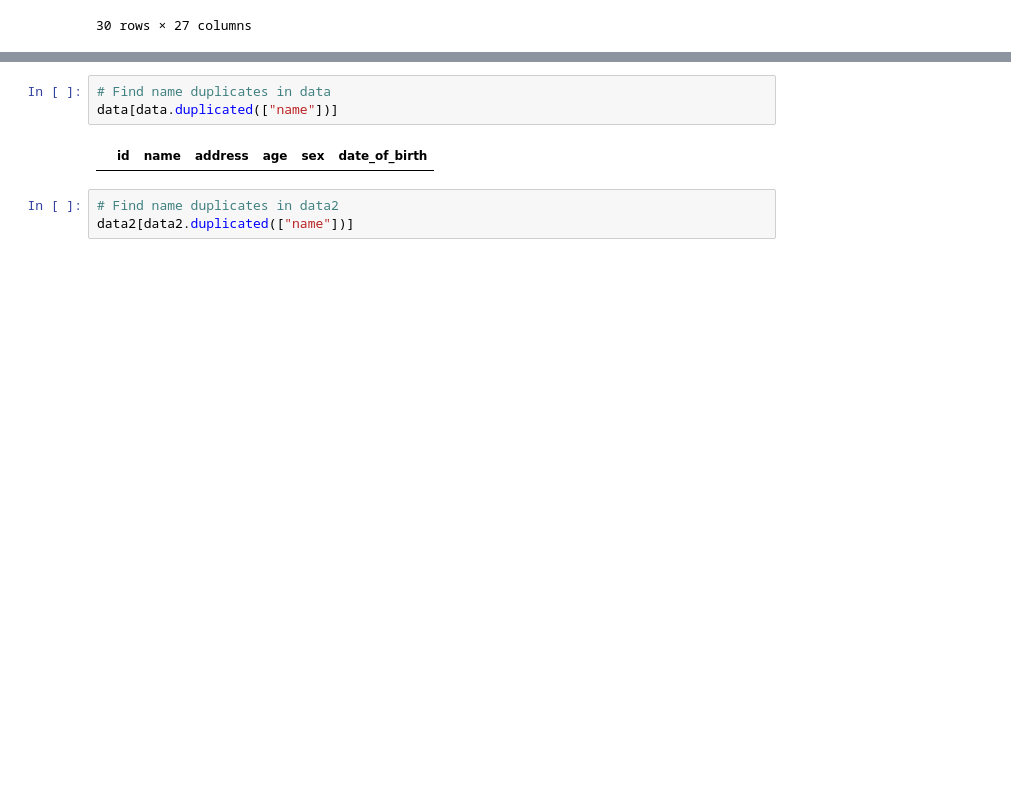
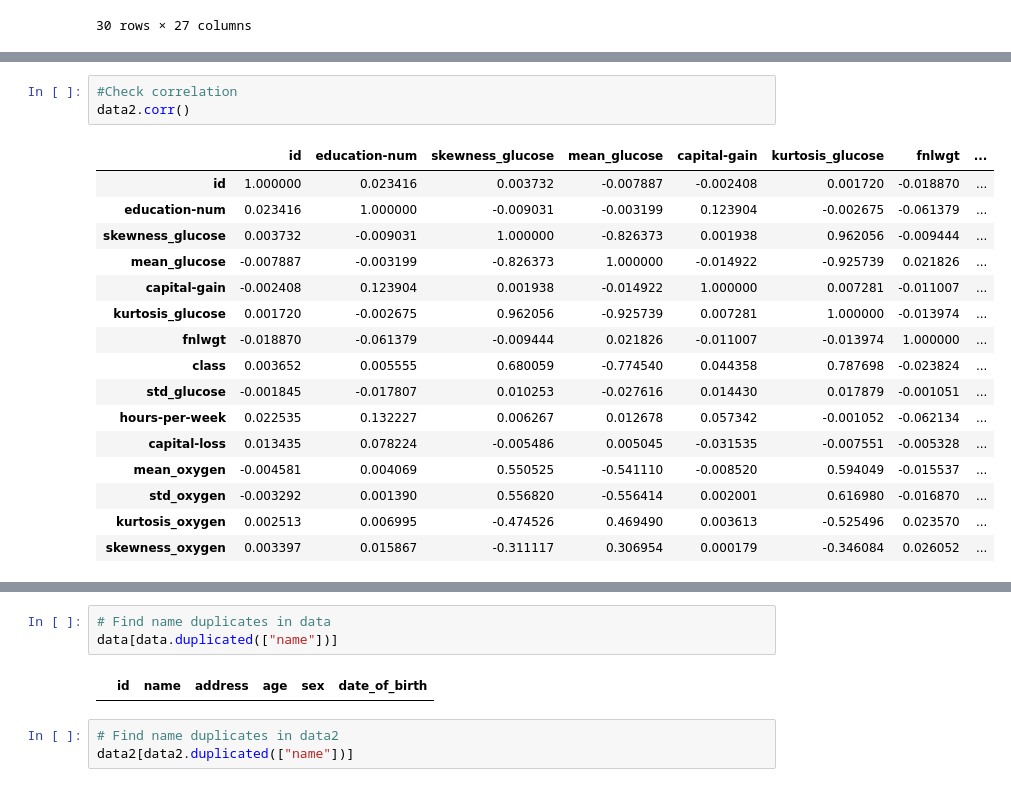
Before and after one commit to gyurix/IAU, a Jupyter notebook: iau.ipynb, the cells around one changed output, grey strips where cells are left out. Drawn from its saved outputs; the diff is of its cells as text; blank space fills up the shorter version.

Commit message:
SUBMISSION 1 (Data desc. + correlation analysis)

```diff
--- a/iau.ipynb
+++ b/iau.ipynb
@@ -356,0 +389,20 @@ for gl in [
+# %%
+#Check correlation
+data2.corr()
+# %% [output]
+|  | id | education-num | skewness_glucose | mean_glucose | capital-gain | kurtosis_glucose | fnlwgt | ... |
+| id | 1.000000 | 0.023416 | 0.003732 | -0.007887 | -0.002408 | 0.001720 | -0.018870 | ... |
+| education-num | 0.023416 | 1.000000 | -0.009031 | -0.003199 | 0.123904 | -0.002675 | -0.061379 | ... |
+| skewness_glucose | 0.003732 | -0.009031 | 1.000000 | -0.826373 | 0.001938 | 0.962056 | -0.009444 | ... |
+| mean_glucose | -0.007887 | -0.003199 | -0.826373 | 1.000000 | -0.014922 | -0.925739 | 0.021826 | ... |
+| capital-gain | -0.002408 | 0.123904 | 0.001938 | -0.014922 | 1.000000 | 0.007281 | -0.011007 | ... |
+| kurtosis_glucose | 0.001720 | -0.002675 | 0.962056 | -0.925739 | 0.007281 | 1.000000 | -0.013974 | ... |
+| fnlwgt | -0.018870 | -0.061379 | -0.009444 | 0.021826 | -0.011007 | -0.013974 | 1.000000 | ... |
+| class | 0.003652 | 0.005555 | 0.680059 | -0.774540 | 0.044358 | 0.787698 | -0.023824 | ... |
+| std_glucose | -0.001845 | -0.017807 | 0.010253 | -0.027616 | 0.014430 | 0.017879 | -0.001051 | ... |
+| hours-per-week | 0.022535 | 0.132227 | 0.006267 | 0.012678 | 0.057342 | -0.001052 | -0.062134 | ... |
+| capital-loss | 0.013435 | 0.078224 | -0.005486 | 0.005045 | -0.031535 | -0.007551 | -0.005328 | ... |
+| mean_oxygen | -0.004581 | 0.004069 | 0.550525 | -0.541110 | -0.008520 | 0.594049 | -0.015537 | ... |
+| std_oxygen | -0.003292 | 0.001390 | 0.556820 | -0.556414 | 0.002001 | 0.616980 | -0.016870 | ... |
+| kurtosis_oxygen | 0.002513 | 0.006995 | -0.474526 | 0.469490 | 0.003613 | -0.525496 | 0.023570 | ... |
+| skewness_oxygen | 0.003397 | 0.015867 | -0.311117 | 0.306954 | 0.000179 | -0.346084 | 0.026052 | ... |
```
Also changed, not shown: parts of 17 cells of this notebook.
